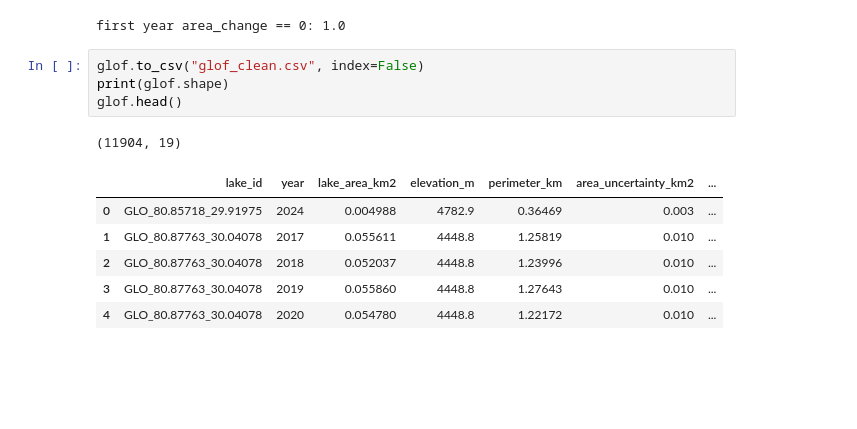
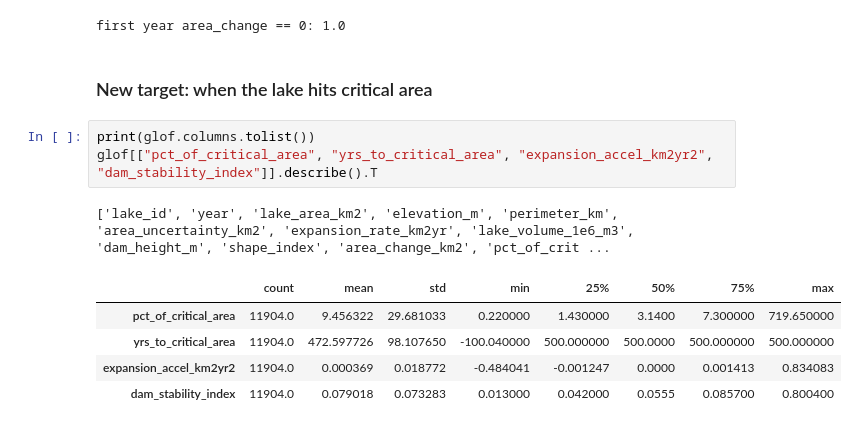
Before and after one commit to Ku-shal9/Applied_ML_GLOF_prediction, a Jupyter notebook: notebooks/01_data_understanding.ipynb, the cells around one changed output. Saved outputs shown, nothing was run; the diff lists cells and outputs as text; blank space fills up the shorter version.

```diff
--- a/notebooks/01_data_understanding.ipynb
+++ b/notebooks/01_data_understanding.ipynb
@@ -319,15 +338,15 @@ first = glof.sort_values(["lake_id", "year"]).groupby("lake_id").head(1)
 print("first year area_change == 0:", (first["area_change_km2"] == 0).mean())
 # %% [output]
 first year area_change == 0: 1.0
-# %%
-glof.to_csv("glof_clean.csv", index=False)
-print(glof.shape)
-glof.head()
-# %% [output]
-(11904, 19)
-|  | lake_id | year | lake_area_km2 | elevation_m | perimeter_km | area_uncertainty_km2 | ... |
-| 0 | GLO_80.85718_29.91975 | 2024 | 0.004988 | 4782.9 | 0.36469 | 0.003 | ... |
-| 1 | GLO_80.87763_30.04078 | 2017 | 0.055611 | 4448.8 | 1.25819 | 0.010 | ... |
-| 2 | GLO_80.87763_30.04078 | 2018 | 0.052037 | 4448.8 | 1.23996 | 0.010 | ... |
-| 3 | GLO_80.87763_30.04078 | 2019 | 0.055860 | 4448.8 | 1.27643 | 0.010 | ... |
-| 4 | GLO_80.87763_30.04078 | 2020 | 0.054780 | 4448.8 | 1.22172 | 0.010 | ... |
+# %% [markdown]
+### New target: when the lake hits critical area
+# %%
+print(glof.columns.tolist())
+glof[["pct_of_critical_area", "yrs_to_critical_area", "expansion_accel_km2yr2", "dam_stability_index"]].describe().T
+# %% [output]
+['lake_id', 'year', 'lake_area_km2', 'elevation_m', 'perimeter_km', 'area_uncertainty_km2', 'expansion_rate_km2yr', 'lake_volume_1e6_m3', 'dam_height_m', 'shape_index', 'area_change_km2', 'pct_of_crit ...
+|  | count | mean | std | min | 25% | 50% | 75% | max |
+| pct_of_critical_area | 11904.0 | 9.456322 | 29.681033 | 0.220000 | 1.430000 | 3.1400 | 7.300000 | 719.650000 |
+| yrs_to_critical_area | 11904.0 | 472.597726 | 98.107650 | -100.040000 | 500.000000 | 500.0000 | 500.000000 | 500.000000 |
+| expansion_accel_km2yr2 | 11904.0 | 0.000369 | 0.018772 | -0.484041 | -0.001247 | 0.0000 | 0.001413 | 0.834083 |
+| dam_stability_index | 11904.0 | 0.079018 | 0.073283 | 0.013000 | 0.042000 | 0.0555 | 0.085700 | 0.800400 |
```
Also changed, not shown: parts of 18 cells of this notebook, 5 other files.
